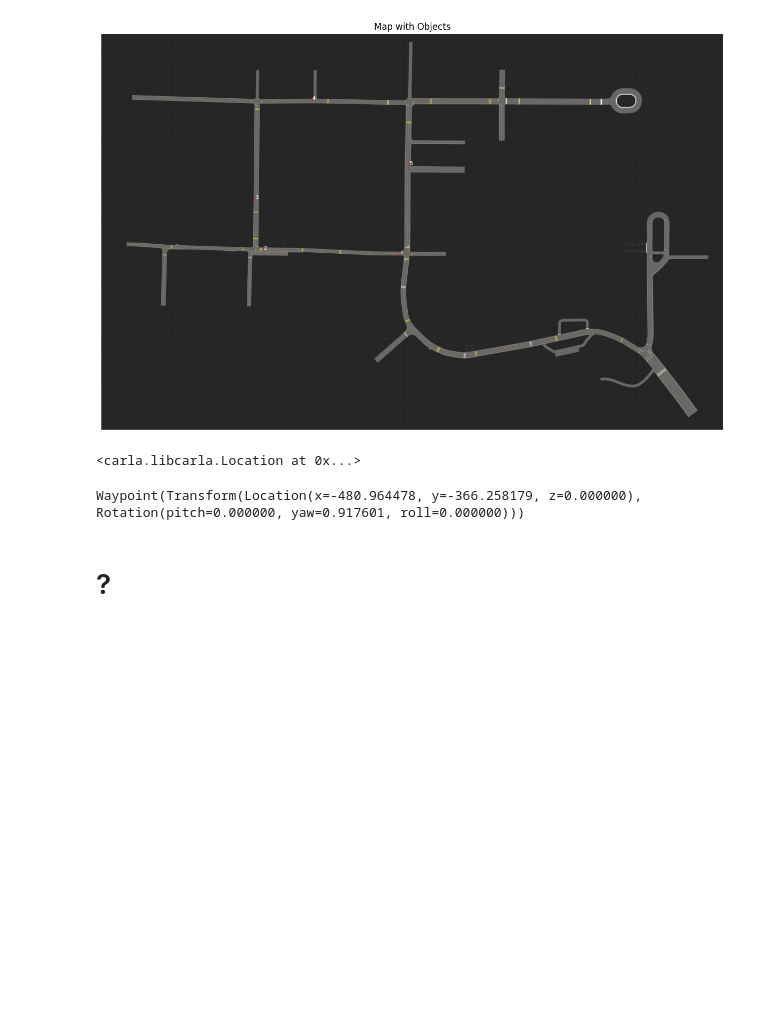
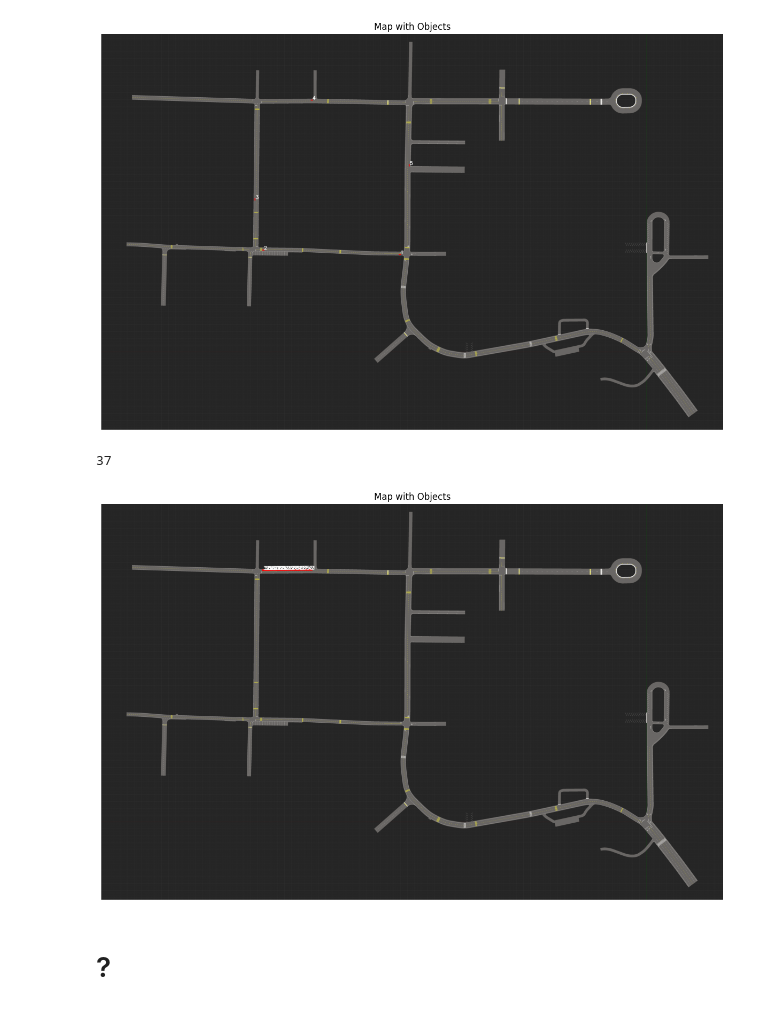
Before and after one commit to PoohNB/self-driving-sb3, a Jupyter notebook: utils/notebook/playing_notbook.ipynb, the cells around one changed output. Drawn from its saved outputs; the diff is of its cells as text; code cells hidden in the pictures; blank space fills up the shorter version.

```diff
--- a/utils/notebook/playing_notbook.ipynb
+++ b/utils/notebook/playing_notbook.ipynb
@@ -156,6 +154,29 @@ end = spawn_list[1].location
 # %%
-st = carla.Location(*ait_football[0]['Location'])
-end = carla.Location(*ait_football[1]['Location'])
+st = carla.Location(*ait_football[3]['Location'])
+end = carla.Location(*ait_football[4]['Location'])
+# %%
+
+start_waypoint = map.get_waypoint(st,project_to_road=True, lane_type=carla.LaneType.Driving)
+end_waypoint = map.get_waypoint(end,project_to_road=True, lane_type=carla.LaneType.Driving)
+
+waypoint_list = []
+current_waypoint = start_waypoint
+
+while current_waypoint.transform.location.distance(end_waypoint.transform.location) > 2.0:
+    waypoint_list.append(current_waypoint)
+
+    # Check for next waypoints and handle junctions
+    next_waypoints = current_waypoint.next(2.0)
+
+    if current_waypoint.is_junction:
+        for next_waypoint in next_waypoints:
+            if not next_waypoint.is_junction:
+                current_waypoint = next_waypoint
+                break
+    else:
+        if len(next_waypoints) == 0:
+            break
+        current_waypoint = next_waypoints[0]
 # %%
 map = world.get_map()
 start_waypoint = map.get_waypoint(st)
@@ -171,19 +192,19 @@ while current_waypoint.transform.location.distance(end_waypoint.transform.locati
     if len(next_waypoints) == 0:
         break
     current_waypoint = next_waypoints[0]
-# %%
-waypoint_list[0].transform.location
-# %% [output]
-<carla.libcarla.Location at 0x...>
+# %%
+len(waypoint_list)
+# %% [output]
+37
 # %%
-
+locator2.clear_object()
 for sp in waypoint_list:
-    box1=("box",(sp.transform.location[0],sp.transform.location[1]),sp.transform.rotation[1])
+    box1=("box",(sp.transform.location.x,sp.transform.location.y),sp.transform.rotation.yaw)
     locator2.place_on_map(box1)
 
 locator2.plot()
 # %% [output]
-Waypoint(Transform(Location(x=-480.964478, y=-366.258179, z=0.000000), Rotation(pitch=0.000000, yaw=0.917601, roll=0.000000)))
+[figure, added]
 # %% [markdown]
 # ?
 # %%
```
Also changed, not shown: parts of 2 cells of this notebook, 15 other files.
